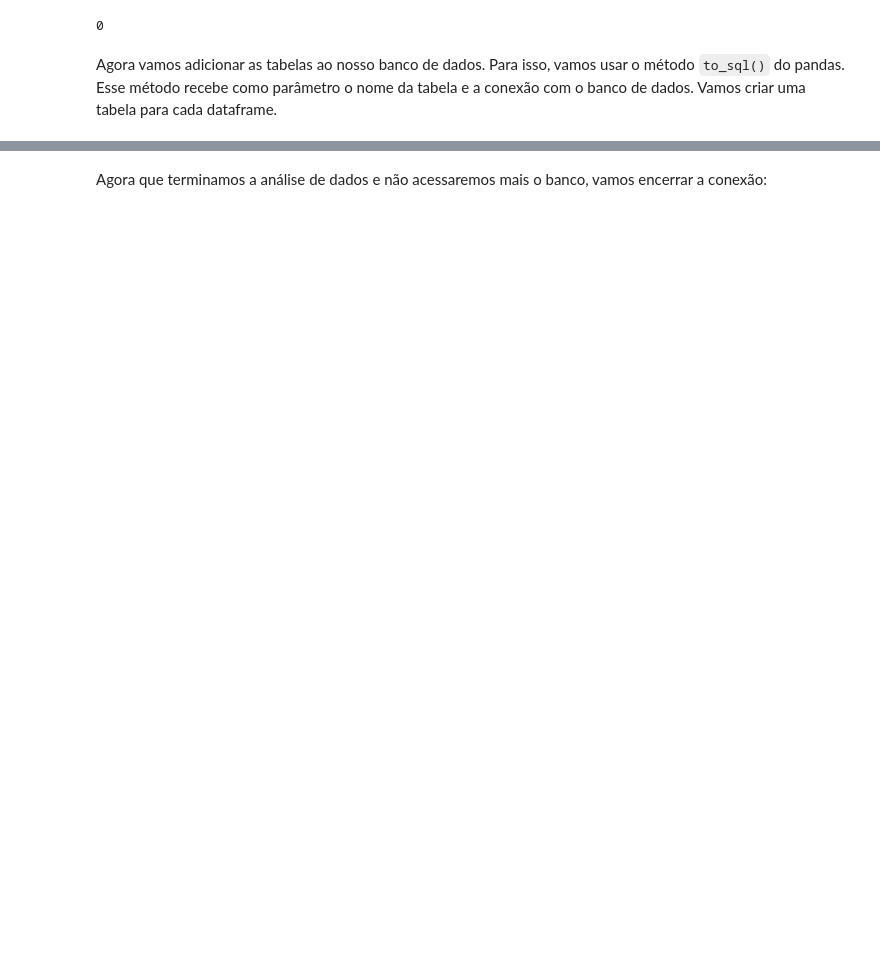
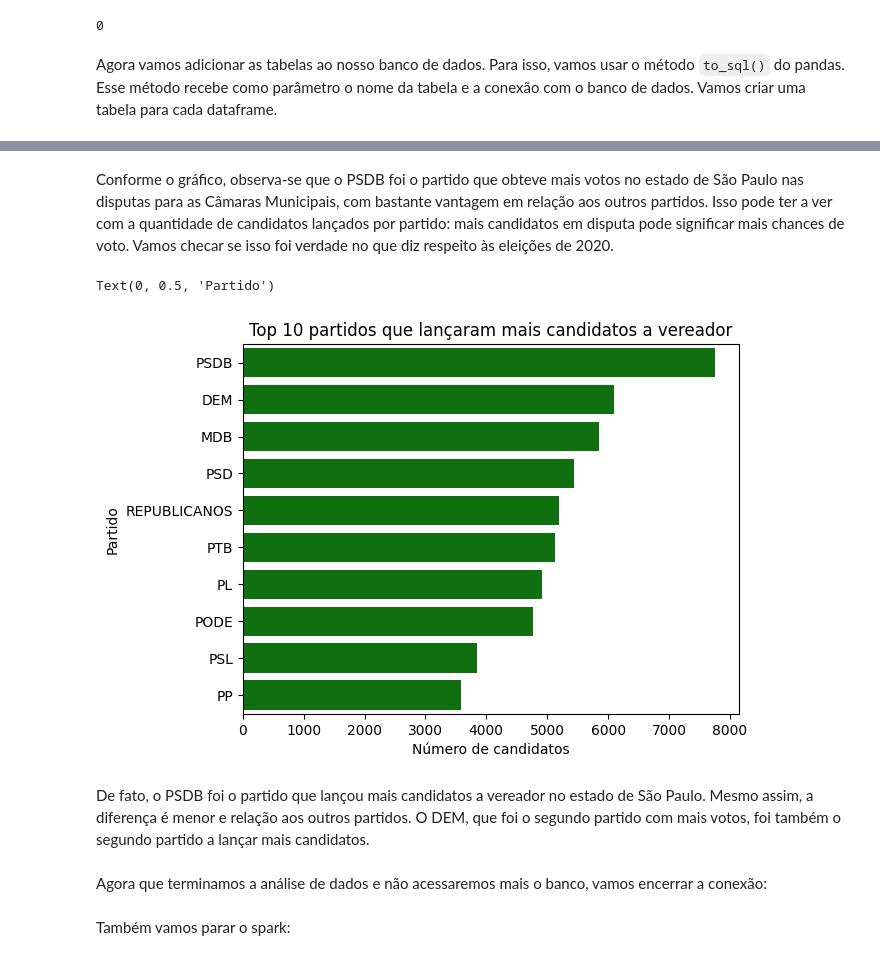
Before and after one commit to felipelmc/Desafio-RenovaBR, a Jupyter notebook: src/analysis.ipynb, the cells around one changed output, grey strips where cells are left out. Drawn from its saved outputs; the diff is of its cells as text; code cells hidden in the pictures; blank space fills up the shorter version.

```diff
--- a/src/analysis.ipynb
+++ b/src/analysis.ipynb
@@ -379,5 +498,39 @@ q2.head(10)
+# %% [markdown]
+Conforme o gráfico, observa-se que o PSDB foi o partido que obteve mais votos no estado de São Paulo nas disputas para as Câmaras Municipais, com bastante vantagem em relação aos outros partidos. Isso pode ter a ver com a quantidade de candidatos lançados por partido: mais candidatos em disputa pode significar mais chances de voto. Vamos checar se isso foi verdade no que diz respeito às eleições de 2020.
+# %%
+# filtra apenas vereadores
+q5 = resultados_filt.query("DS_CARGO_PERGUNTA == 'Vereador'")
+
+# remove registros duplicados de candidatos
+q5 = q5[["SG_PARTIDO", "NR_VOTAVEL", "NM_VOTAVEL"]].drop_duplicates()
+
+# agrupa por partido e conta o número de candidatos
+q5 = q5.groupby("SG_PARTIDO")["SG_PARTIDO"].count() \
+                                           .reset_index(name = "N_CANDIDATOS") \
+                                           .sort_values("N_CANDIDATOS", ascending=False) \
+                                           .head(10)
+
+# salva em arquivo excel
+q5.to_excel("../answer-tables/q5.xlsx")
+
+# plota gráfico
+sns.barplot(x="N_CANDIDATOS",
+            y="SG_PARTIDO",
+            data=q5,
+            color="green")
+
+plt.title("Top 10 partidos que lançaram mais candidatos a vereador")
+plt.xlabel("Número de candidatos")
+plt.ylabel("Partido")
+# %% [output]
+Text(0, 0.5, 'Partido')
+[figure, added]
+# %% [markdown]
+De fato, o PSDB foi o partido que lançou mais candidatos a vereador no estado de São Paulo. Mesmo assim, a diferença é menor e relação aos outros partidos. O DEM, que foi o segundo partido com mais votos, foi também o segundo partido a lançar mais candidatos.
 # %% [markdown]
 Agora que terminamos a análise de dados e não acessaremos mais o banco, vamos encerrar a conexão:
 # %%
 conn.close()
 cursor.close()
+# %% [markdown]
+Também vamos parar o spark:
```
Also changed, not shown: parts of 26 cells of this notebook, 6 other files.
